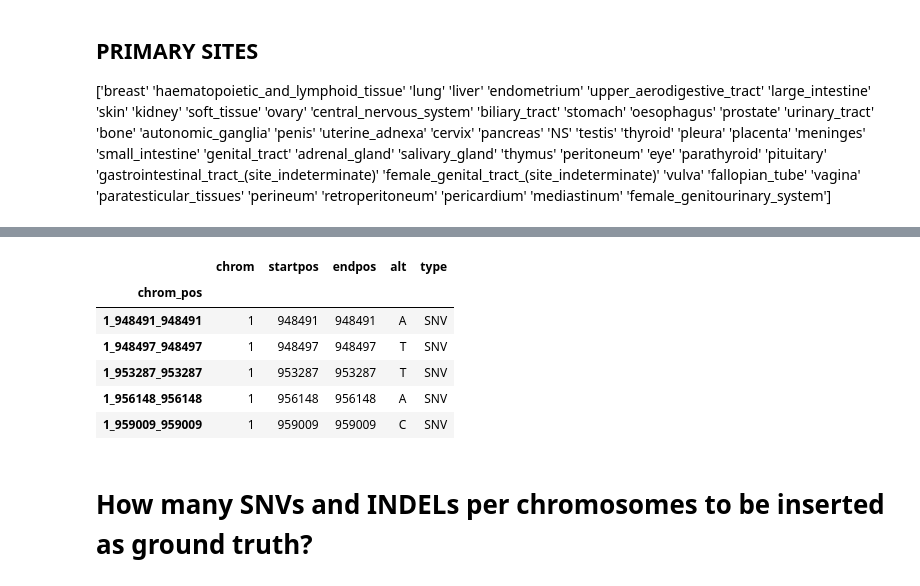
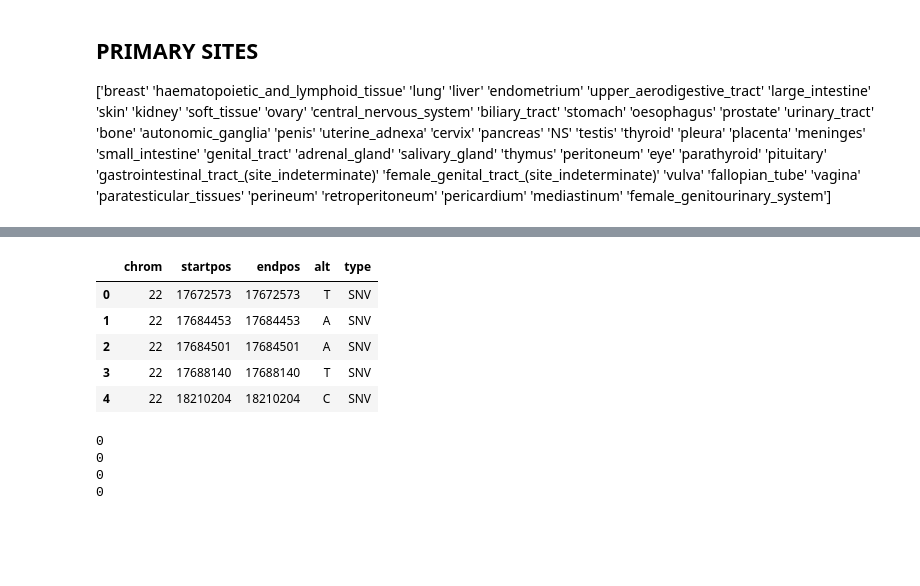
Before and after one commit to hanaecarrie/cfdna_snv_benchmark, a Jupyter notebook: spikeins/prepare_bed_from_cosmic.ipynb, the cells around one changed output, grey strips where cells are left out. Saved outputs shown, nothing was run; the diff lists cells and outputs as text; code cells hidden in the pictures; blank space fills up the shorter version.

```diff
--- a/spikeins/prepare_bed_from_cosmic.ipynb
+++ b/spikeins/prepare_bed_from_cosmic.ipynb
@@ -176,8 +175,0 @@ See the caveats in the documentation: https://pandas.pydata.org/pandas-docs/stab
-# %%
-# info about nomenclature http://varnomen.hgvs.org/recommendations/DNA/
-cosmic_muts['ref'] = np.nan
-cosmic_muts['alt'] = np.nan
-cosmic_muts['ref'][cosmic_muts['type'] == 'SNV'] = cosmic_muts[cosmic_muts['type'] == 'SNV']['Mutation CDS'].str.split('>').str[0].str[-1]
-cosmic_muts['alt'][cosmic_muts['type'] == 'SNV'] = cosmic_muts[cosmic_muts['type'] == 'SNV']['Mutation CDS'].str.split('>').str[1]
-cosmic_muts['alt'][cosmic_muts['type'] == 'INS'] = cosmic_muts[cosmic_muts['type'] == 'INS']['Mutation CDS'].str.split('ins').str[1]
-cosmic_muts
@@ -214,0 +235,23 @@ See the caveats in the documentation: https://pandas.pydata.org/pandas-docs/stab
+# %%
+if target == 'coding':
+    # info about nomenclature http://varnomen.hgvs.org/recommendations/DNA/
+    cosmic_muts_chr['ref'] = np.nan
+    cosmic_muts_chr['alt'] = np.nan
+    cosmic_muts_chr['ref'][cosmic_muts_chr['type'] == 'SNV'] = cosmic_muts_chr[cosmic_muts_chr['type'] == 'SNV']['Mutation CDS'].str.split('>').str[0].str[-1]
+    cosmic_muts_chr['alt'][cosmic_muts_chr['type'] == 'SNV'] = cosmic_muts_chr[cosmic_muts_chr['type'] == 'SNV']['Mutation CDS'].str.split('>').str[1]
+    cosmic_muts_chr['alt'][cosmic_muts_chr['type'] == 'INS'] = cosmic_muts_chr[cosmic_muts_chr['type'] == 'INS']['Mutation CDS'].str.split('ins').str[1]
+    for ri, row in cosmic_muts_chr.iterrows():
+        if (row['type'] == 'INS') and (row['Mutation CDS'].endswith('dup')):
+            chrom, startpos, endpos = row['chrom_pos'].split('_')
+            startpos, endpos = int(startpos), int(endpos)
+            fasta = pysam.FastaFile(os.path.join('data', 'GRCh37', 'GRCh37.fa'))
+            ref_seq = fasta.fetch(chrom, startpos-1, startpos)
+            fasta.close()
+            cosmic_muts_chr.at[ri, 'ref'] = ref_seq
+            cosmic_muts_chr.at[ri, 'alt'] = ref_seq
+    # needs shift in deletions for bamsurgeon to indicate length of deletion
+    cosmic_muts_chr.loc[cosmic_muts_chr['type'] == 'DEL', 'endpos'] += 1 #cosmic_muts_chr[cosmic_muts_chr['type'] == 'DEL', 'endpos'] + 1
+else: # target noncoding
+    cosmic_muts_chr['ref'] = cosmic_muts_chr['WT_SEQ']
+    cosmic_muts_chr['alt'] = cosmic_muts_chr['MUT_SEQ']
+cosmic_muts_chr.head()
@@ -215,8 +266,8 @@ See the caveats in the documentation: https://pandas.pydata.org/pandas-docs/stab
 # %%
-cosmic_bed = cosmic_muts[['chrom_pos', 'chrom', 'startpos', 'endpos', 'alt', 'type']].set_index('chrom_pos')
-cosmic_bed.drop_duplicates(inplace=True)
-print(cosmic_bed.shape)
-print(cosmic_bed[cosmic_bed['type'] == 'INS'].head())
-print(cosmic_bed[cosmic_bed['type'] == 'DEL'].head())
-cosmic_bed.head()
+cosmic_bed_chr = cosmic_muts_chr[['chrom', 'startpos', 'endpos', 'alt', 'type']].reset_index(drop=True)
+cosmic_bed_chr.drop_duplicates(inplace=True, ignore_index=True)
+print(cosmic_bed_chr.shape)
+print(cosmic_bed_chr[cosmic_bed_chr['type'] == 'INS'].head())
+print(cosmic_bed_chr[cosmic_bed_chr['type'] == 'DEL'].head())
+cosmic_bed_chr.head()
 # %% [output]
@@ -238,10 +287,21 @@ chrom_pos
 |  | chrom | startpos | endpos | alt | type |
-| chrom_pos |  |  |  |  |  |
-| 1_948491_948491 | 1 | 948491 | 948491 | A | SNV |
-| 1_948497_948497 | 1 | 948497 | 948497 | T | SNV |
-| 1_953287_953287 | 1 | 953287 | 953287 | T | SNV |
-| 1_956148_956148 | 1 | 956148 | 956148 | A | SNV |
-| 1_959009_959009 | 1 | 959009 | 959009 | C | SNV |
+| 0 | 22 | 17672573 | 17672573 | T | SNV |
+| 1 | 22 | 17684453 | 17684453 | A | SNV |
+| 2 | 22 | 17684501 | 17684501 | A | SNV |
+| 3 | 22 | 17688140 | 17688140 | T | SNV |
+| 4 | 22 | 18210204 | 18210204 | C | SNV |
-# %% [markdown]
-# How many SNVs and INDELs per chromosomes to be inserted as ground truth?
+# %%
+# check for errors
+# SNV
+print(sum(cosmic_bed_chr[cosmic_bed_chr['type'] == 'SNV']['endpos'] != cosmic_bed_chr[cosmic_bed_chr['type'] == 'SNV']['startpos']))
+# INS
+print(sum(cosmic_bed_chr[cosmic_bed_chr['type'] == 'INS']['endpos'] - cosmic_bed_chr[cosmic_bed_chr['type'] == 'INS']['startpos'] != cosmic_bed_chr[cosmic_bed_chr['type'] == 'INS']['alt'].str.len()))
+print(sum(cosmic_bed_chr[cosmic_bed_chr['type'] == 'INS']['endpos'] - cosmic_bed_chr[cosmic_bed_chr['type'] == 'INS']['startpos'] <= 0))
+# DEL
+print(sum(cosmic_bed_chr[cosmic_bed_chr['type'] == 'DEL']['startpos'] - cosmic_bed_chr[cosmic_bed_chr['type'] == 'DEL']['endpos'] >= 0))
+# %% [output]
+0
+0
+0
+0
 # %%
```
Also changed, not shown: parts of 22 cells of this notebook, 1 other file.
